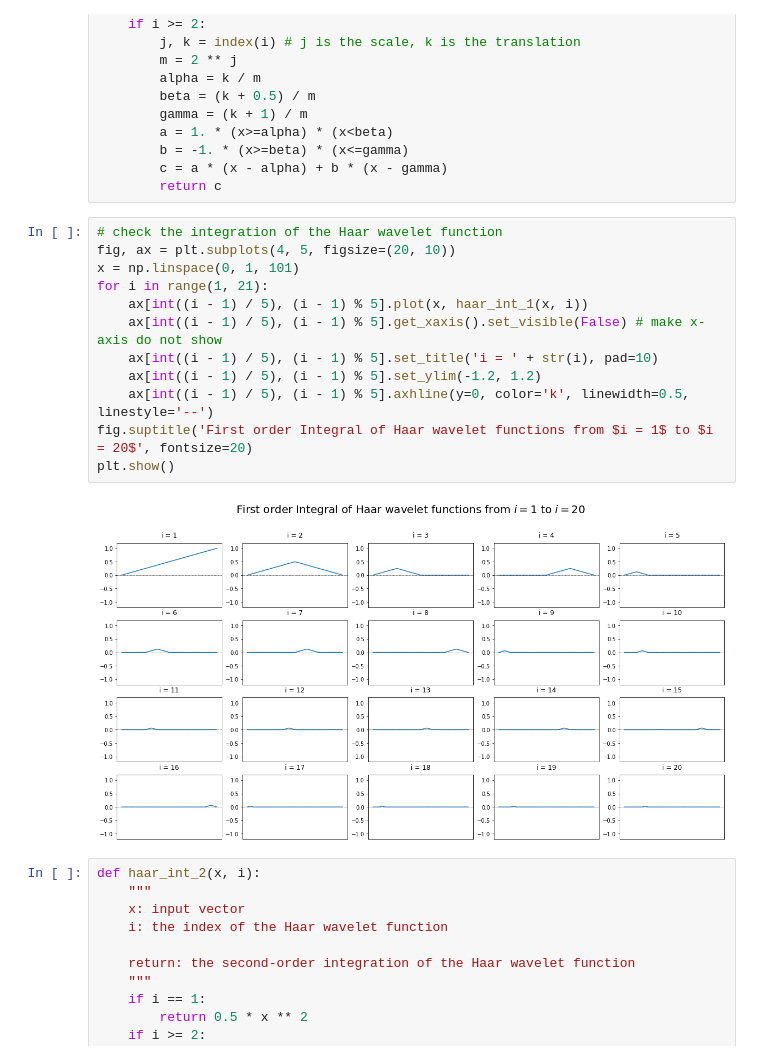
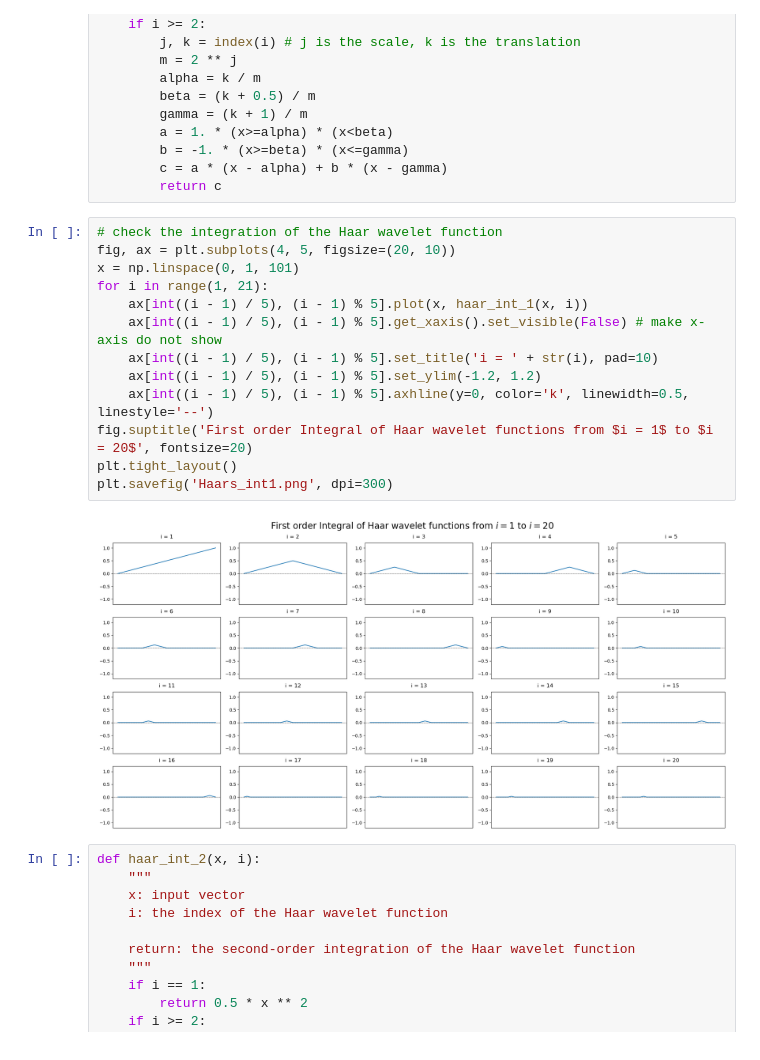
Before and after one commit to kabio05/HOHWM_Integral_Equations, a Jupyter notebook: Intermediary_File/HOHWM_3.ipynb, the cells around one changed output. Saved outputs shown, nothing was run; the diff lists cells and outputs as text.

Commit message:
small change for figure

```diff
--- a/Intermediary_File/HOHWM_3.ipynb
+++ b/Intermediary_File/HOHWM_3.ipynb
@@ -71,17 +71,18 @@ def haar_int_1(x, i):
 # %%
 # check the integration of the Haar wavelet function
 fig, ax = plt.subplots(4, 5, figsize=(20, 10))
 x = np.linspace(0, 1, 101)
 for i in range(1, 21):
     ax[int((i - 1) / 5), (i - 1) % 5].plot(x, haar_int_1(x, i))
     ax[int((i - 1) / 5), (i - 1) % 5].get_xaxis().set_visible(False) # make x-axis do not show
     ax[int((i - 1) / 5), (i - 1) % 5].set_title('i = ' + str(i), pad=10)
     ax[int((i - 1) / 5), (i - 1) % 5].set_ylim(-1.2, 1.2)
     ax[int((i - 1) / 5), (i - 1) % 5].axhline(y=0, color='k', linewidth=0.5, linestyle='--')
 fig.suptitle('First order Integral of Haar wavelet functions from $i = 1$ to $i = 20$', fontsize=20)
-plt.show()
+plt.tight_layout()
+plt.savefig('Haars_int1.png', dpi=300)
 # %% [output]
-[figure, old version]
+[figure, new version]
 # %%
 def haar_int_2(x, i):
     """
```
Also changed, not shown: parts of 2 cells of this notebook.
